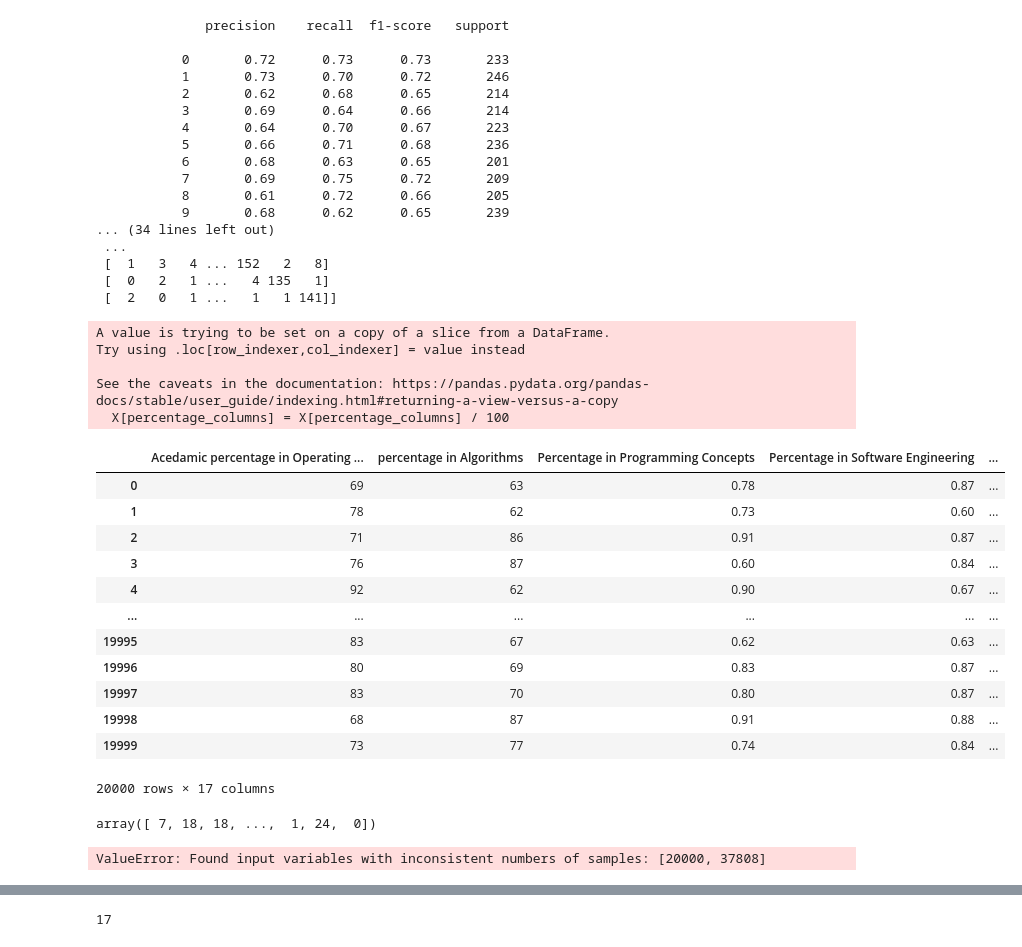
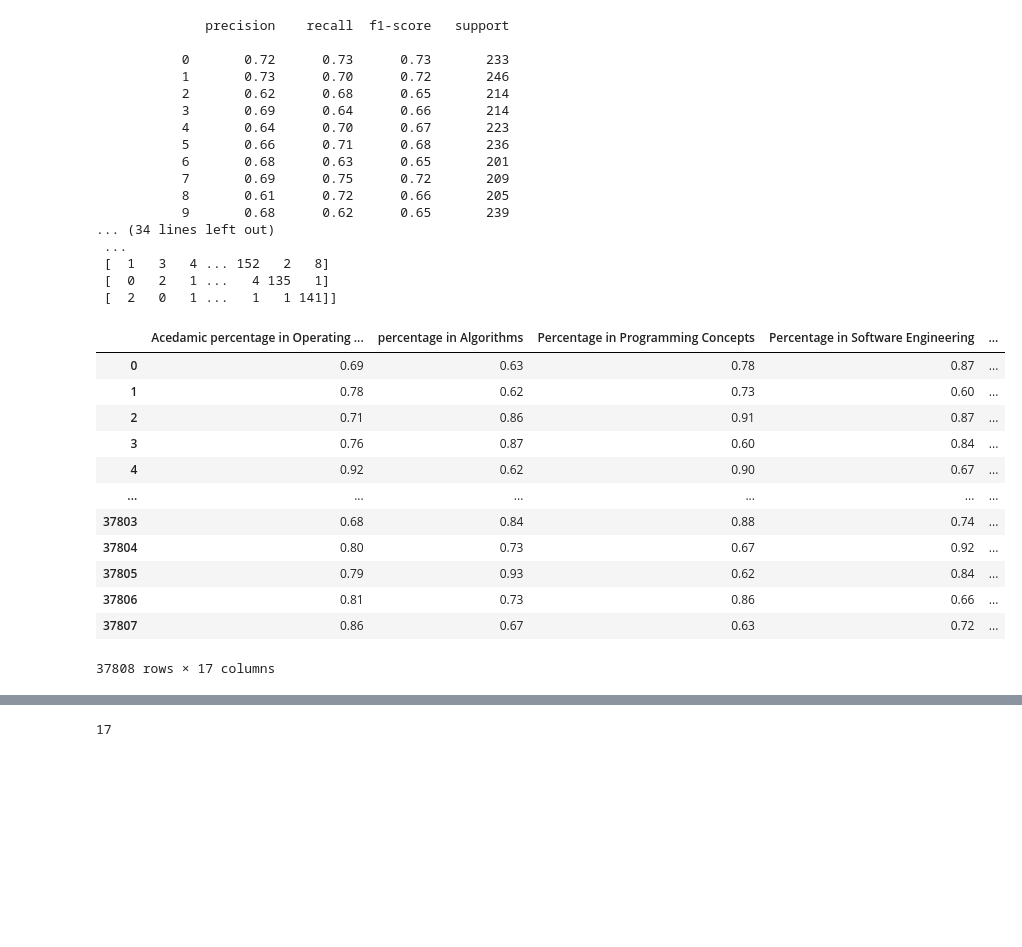
Before and after one commit to bakasheddy/Tech-career-chooser, a Jupyter notebook: project_results.ipynb, the cells around one changed output, grey strips where cells are left out. Saved outputs shown, nothing was run; the diff lists cells and outputs as text; code cells hidden in the pictures; blank space fills up the shorter version.

```diff
--- a/project_results.ipynb
+++ b/project_results.ipynb
@@ -326,28 +340,6 @@ y_pred_rf = model.predict(X_test)
 # %%
-# List all columns that contain the word 'Percentage'
-percentage_columns = [col for col in X.columns if 'Percentage' in col]
+# List all columns that contain the word 'Percentage' or 'percentage'
+percentage_columns = [col for col in X_resampled.columns if 'percentage' in col.lower()]
 
 # Divide each value in the percentage columns by 100
-X[percentage_columns] = X[percentage_columns] / 100
+X_resampled[percentage_columns] = X_resampled[percentage_columns] / 100
-# %% [output]
-A value is trying to be set on a copy of a slice from a DataFrame.
-Try using .loc[row_indexer,col_indexer] = value instead
-
-See the caveats in the documentation: https://pandas.pydata.org/pandas-docs/stable/user_guide/indexing.html#returning-a-view-versus-a-copy
-  X[percentage_columns] = X[percentage_columns] / 100
-# %%
-X
-# %% [output]
-|  | Acedamic percentage in Operating ... | percentage in Algorithms | Percentage in Programming Concepts | Percentage in Software Engineering | ... |
-| 0 | 69 | 63 | 0.78 | 0.87 | ... |
-| 1 | 78 | 62 | 0.73 | 0.60 | ... |
-| 2 | 71 | 86 | 0.91 | 0.87 | ... |
-| 3 | 76 | 87 | 0.60 | 0.84 | ... |
-| 4 | 92 | 62 | 0.90 | 0.67 | ... |
-| ... | ... | ... | ... | ... | ... |
-| 19995 | 83 | 67 | 0.62 | 0.63 | ... |
-| 19996 | 80 | 69 | 0.83 | 0.87 | ... |
-| 19997 | 83 | 70 | 0.80 | 0.87 | ... |
-| 19998 | 68 | 87 | 0.91 | 0.88 | ... |
-| 19999 | 73 | 77 | 0.74 | 0.84 | ... |
-20000 rows × 17 columns
@@ -356,11 +346,22 @@ y_cp = label_encoder.fit_transform(y_cp)
-# %%
-y_cp
-# %% [output]
-array([ 7, 18, 18, ...,  1, 24,  0])
+# %%
+X_resampled
+# %% [output]
+|  | Acedamic percentage in Operating ... | percentage in Algorithms | Percentage in Programming Concepts | Percentage in Software Engineering | ... |
+| 0 | 0.69 | 0.63 | 0.78 | 0.87 | ... |
+| 1 | 0.78 | 0.62 | 0.73 | 0.60 | ... |
+| 2 | 0.71 | 0.86 | 0.91 | 0.87 | ... |
+| 3 | 0.76 | 0.87 | 0.60 | 0.84 | ... |
+| 4 | 0.92 | 0.62 | 0.90 | 0.67 | ... |
+| ... | ... | ... | ... | ... | ... |
+| 37803 | 0.68 | 0.84 | 0.88 | 0.74 | ... |
+| 37804 | 0.80 | 0.73 | 0.67 | 0.92 | ... |
+| 37805 | 0.79 | 0.93 | 0.62 | 0.84 | ... |
+| 37806 | 0.81 | 0.73 | 0.86 | 0.66 | ... |
+| 37807 | 0.86 | 0.67 | 0.63 | 0.72 | ... |
+37808 rows × 17 columns
 # %%
-X_train, X_test, y_train, y_test = train_test_split(X, y_resampled, test_size=0.3, random_state=42)
+from sklearn.model_selection import train_test_split
+X_train, X_test, y_train, y_test = train_test_split(X_resampled, y_resampled, test_size=0.3, random_state=42)
-# %% [output]
-ValueError: Found input variables with inconsistent numbers of samples: [20000, 37808]
 # %%
 X_train.shape, X_test.shape, y_train.shape, y_test.shape
 # %% [output]
```
Also changed, not shown: parts of 13 cells of this notebook.
